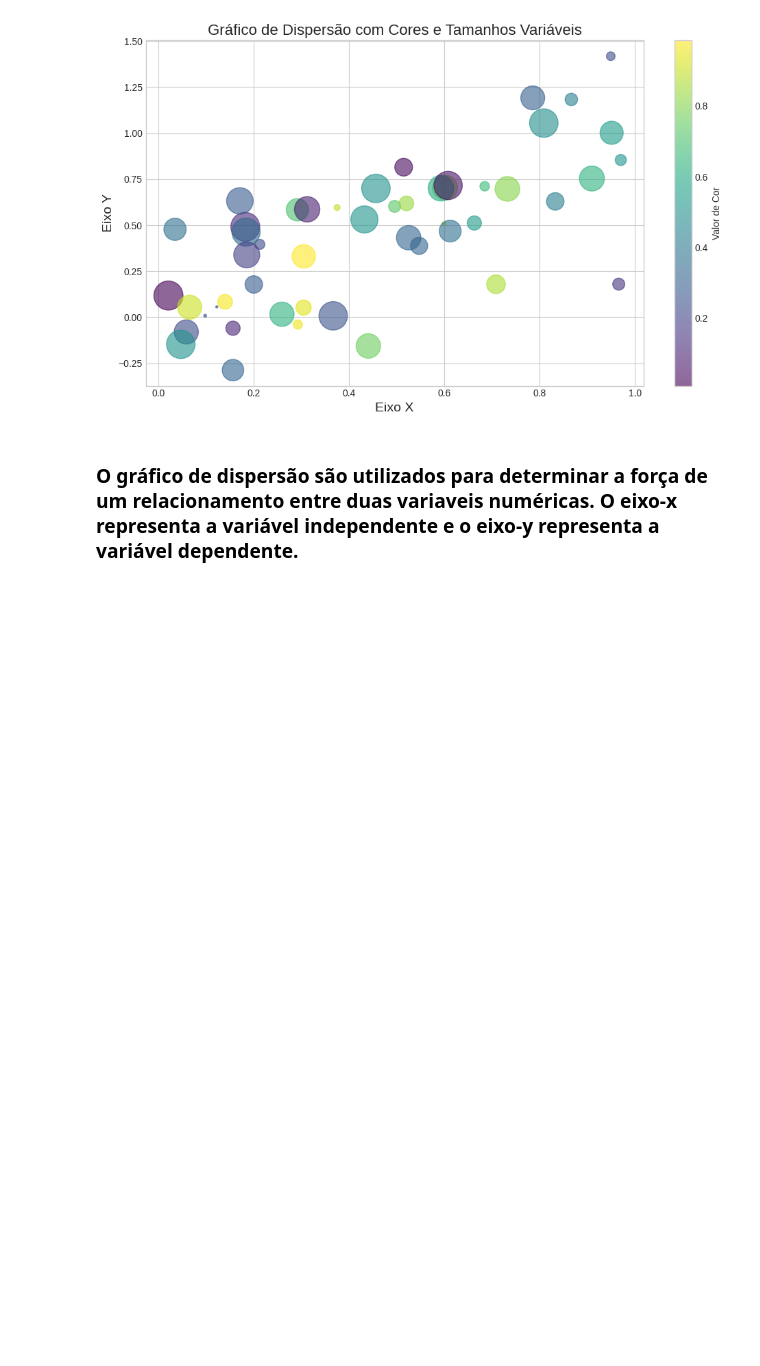
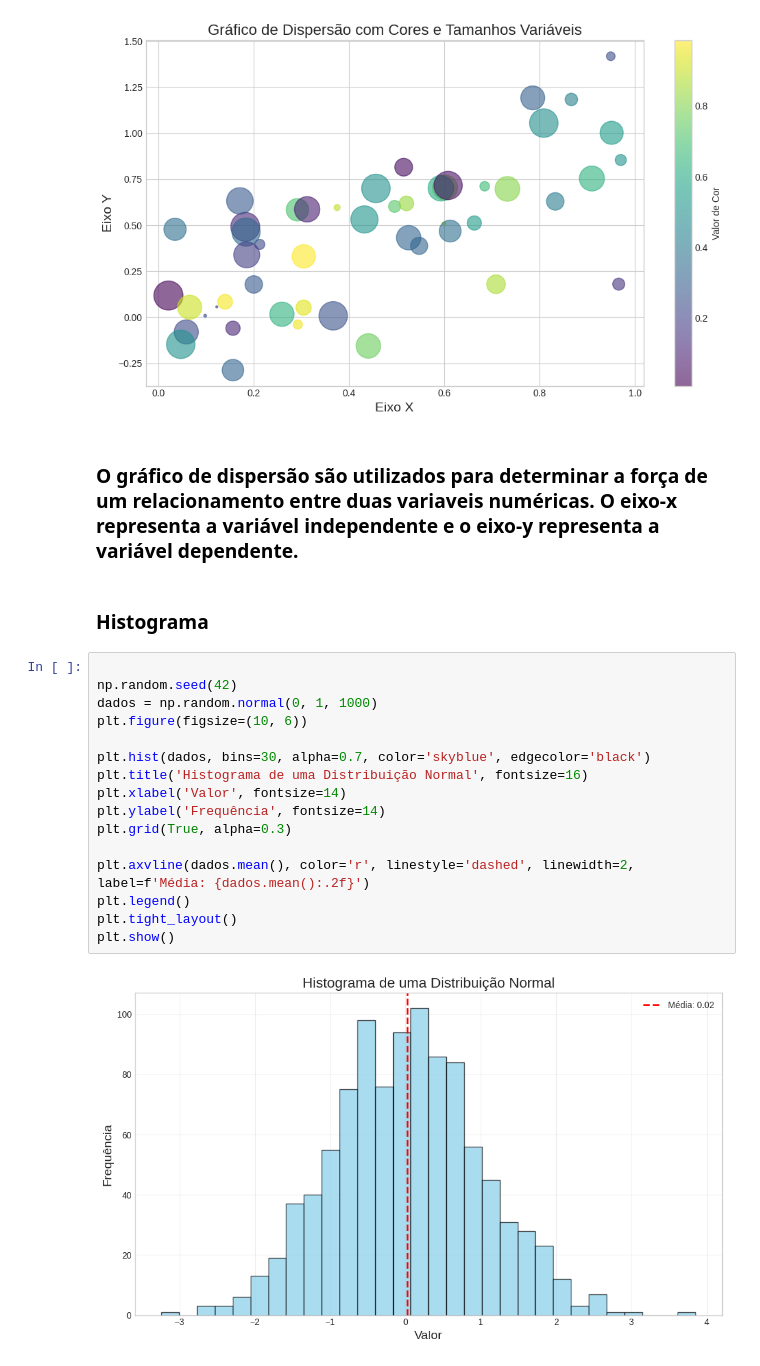
Before and after one commit to Deezinn/Objetivos-dos-graficos, a Jupyter notebook: notebook/informativo-graficos.ipynb, the cells around one changed output. Saved outputs shown, nothing was run; the diff lists cells and outputs as text; blank space fills up the shorter version.

Commit message:
feat(graph): new graph

```diff
--- a/notebook/informativo-graficos.ipynb
+++ b/notebook/informativo-graficos.ipynb
@@ -85,3 +85,24 @@ plt.show()
 [figure]
 # %% [markdown]
 ### O gráfico de dispersão são utilizados para determinar a força de um relacionamento entre duas variaveis numéricas. O eixo-x representa a variável independente e o eixo-y  representa a variável dependente.
+# %% [markdown]
+### Histograma
+# %%
+
+np.random.seed(42)
+dados = np.random.normal(0, 1, 1000)
+plt.figure(figsize=(10, 6))
+
+plt.hist(dados, bins=30, alpha=0.7, color='skyblue', edgecolor='black')
+plt.title('Histograma de uma Distribuição Normal', fontsize=16)
+plt.xlabel('Valor', fontsize=14)
+plt.ylabel('Frequência', fontsize=14)
+plt.grid(True, alpha=0.3)
+
+plt.axvline(dados.mean(), color='r', linestyle='dashed', linewidth=2,
+label=f'Média: {dados.mean():.2f}')
+plt.legend()
+plt.tight_layout()
+plt.show()
+# %% [output]
+[figure, added]
```
Also changed, not shown: parts of 52 cells of this notebook.
